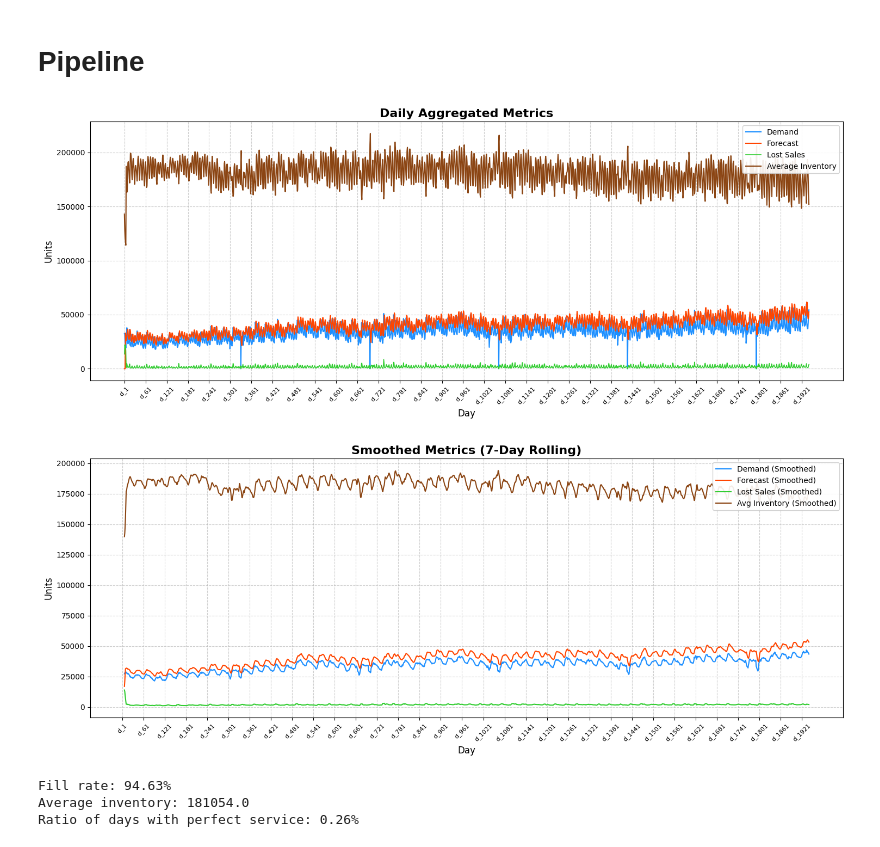
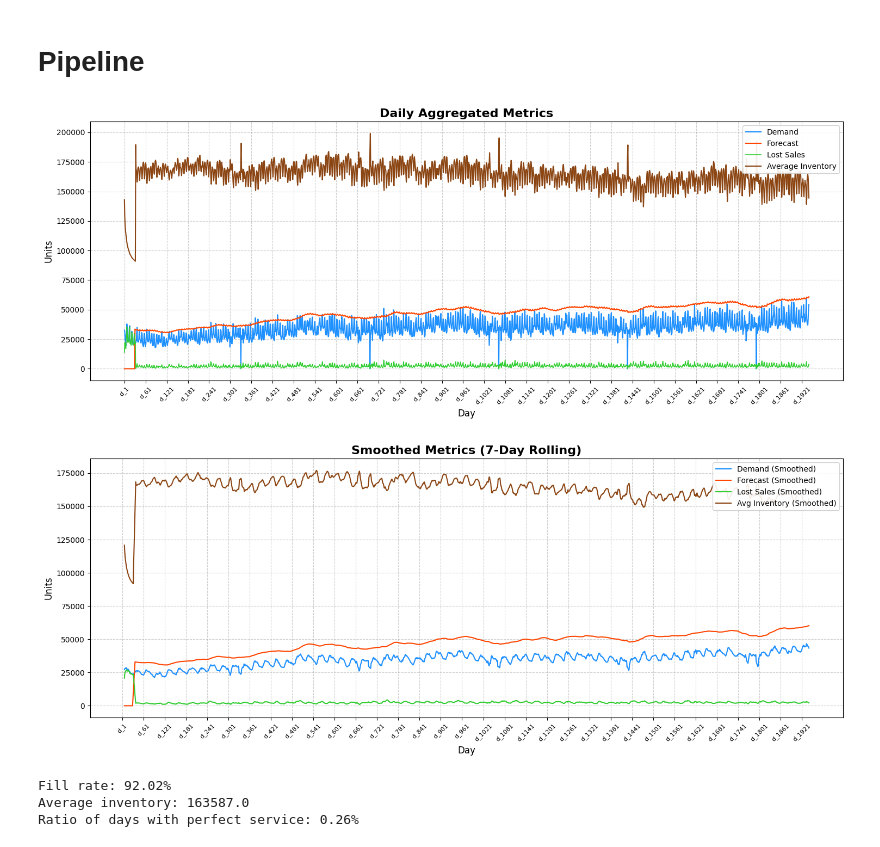
Before and after one commit to Jboistel/memoire, a Jupyter notebook: test.ipynb, the cells around one changed output. Drawn from its saved outputs; the diff is of its cells as text; code cells hidden in the pictures.

```diff
--- a/test.ipynb
+++ b/test.ipynb
@@ -90,6 +90,19 @@ def FC_avg_7_days(demand_matrix: pd.DataFrame) -> pd.DataFrame:
         pd.DataFrame: Forecast matrix (rounded up).
     """
     forecast_matrix = demand_matrix.T.rolling(window=7).mean().shift(1).T
+    return np.ceil(forecast_matrix)
+
+def FC_avg_30_days(demand_matrix: pd.DataFrame) -> pd.DataFrame:
+    """
+    Compute the forecast by averaging the last 30 days for each product.
+
+    Parameters:
+        demand_matrix (pd.DataFrame): Demand matrix.
+
+    Returns:
+        pd.DataFrame: Forecast matrix (rounded up).
+    """
+    forecast_matrix = demand_matrix.T.rolling(window=30).mean().shift(1).T
     return np.ceil(forecast_matrix)
 
 def FC_avg_4_same_days(demand_matrix: pd.DataFrame) -> pd.DataFrame:
@@ -324,25 +366,25 @@ def generate_plots(demand_matrix, forecast_matrix, lost_sales_matrix, inventory_
 # %%
 def pipeline(forecast_func, up_to_level_func, compute_stock_func):
     df = load_data(data_path, pkl_path)
     demand_matrix = preprocess_data(df)
     _, n_days = demand_matrix.shape
     forecast_matrix = forecast_func(demand_matrix)
     safety_stock_matrix = SS_cst(demand_matrix, 1)
     up_to_level_matrix = up_to_level_func(forecast_matrix, safety_stock_matrix)
     inventory_begin_matrix, inventory_end_matrix, _, _, _, lost_sales_matrix = compute_stock_func(up_to_level_matrix, demand_matrix)
     fill_rate, avg_inventory, perfect_service_days_ratio = compute_results(demand_matrix, lost_sales_matrix, inventory_begin_matrix, inventory_end_matrix, n_days)
 
     generate_plots(demand_matrix, forecast_matrix, lost_sales_matrix, inventory_begin_matrix, inventory_end_matrix)
 
     print(f"Fill rate: {fill_rate * 100:.2f}%")
     print(f"Average inventory: {avg_inventory}")
     print(f"Ratio of days with perfect service: {perfect_service_days_ratio * 100:.2f}%")
 
 # Example usage with different functions
-pipeline(lambda dm: FC_avg_3_days(dm), Up_to_level, compute_stock)
+pipeline(lambda dm: FC_avg_30_days(dm), Up_to_level, compute_stock)
 # %% [output]
-[figure, old version]
+[figure, new version]
-[figure, old version]
+[figure, new version]
-Fill rate: 94.63%
-Average inventory: 181054.0
+Fill rate: 92.02%
+Average inventory: 163587.0
 Ratio of days with perfect service: 0.26%
```
Also changed, not shown: parts of 2 cells of this notebook, 1 other file.
